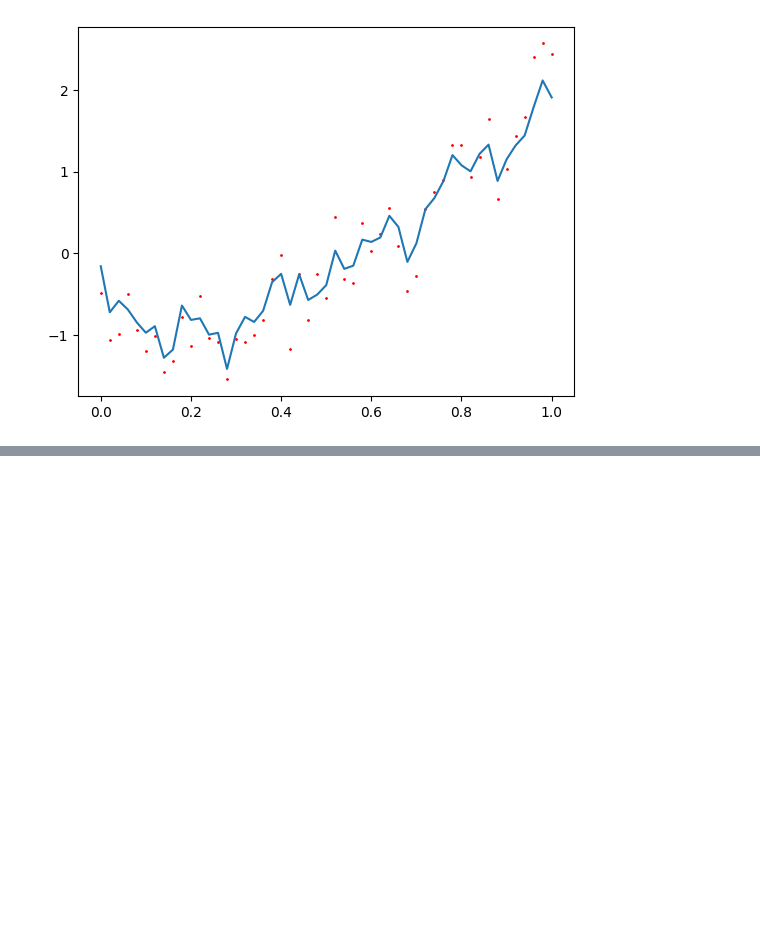
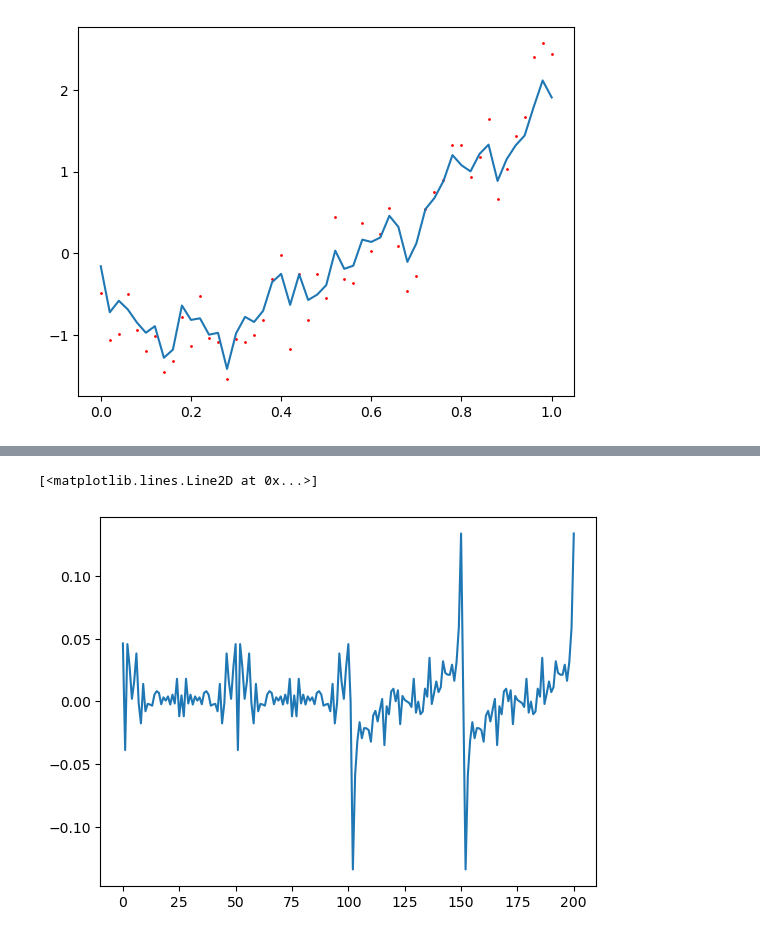
Before and after one commit to cwcurtis/MATH-596-Mathematical-Data-Science, a Jupyter notebook: Lecture_Notes/LASSO_Cross_Validation_Tests.ipynb, the cells around one changed output, grey strips where cells are left out. Drawn from its saved outputs; the diff is of its cells as text; code cells hidden in the pictures; blank space fills up the shorter version.

```diff
--- a/Lecture_Notes/LASSO_Cross_Validation_Tests.ipynb
+++ b/Lecture_Notes/LASSO_Cross_Validation_Tests.ipynb
@@ -269,0 +307,5 @@ plt.scatter(xvalsdwnsmpl, yvalsdwnsmpl, c='r', s=1.)
+# %%
+plt.plot(l2_alpha_values[mchoice_index][pval:])
+# %% [output]
+[<matplotlib.lines.Line2D at 0x...>]
+[figure, added]
```
Also changed, not shown: parts of 6 cells of this notebook, 1 other file.
